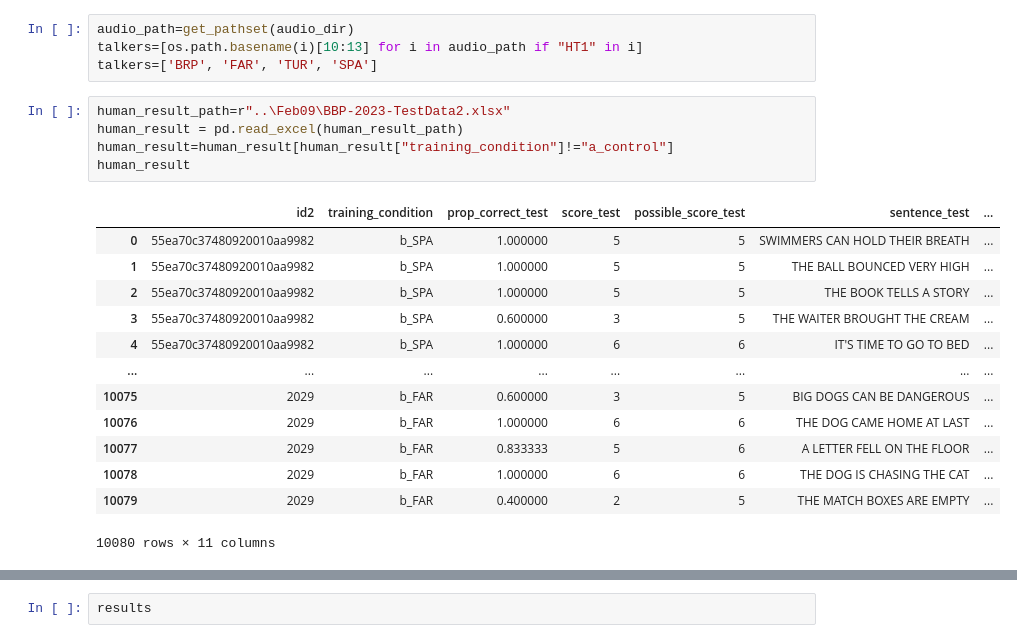
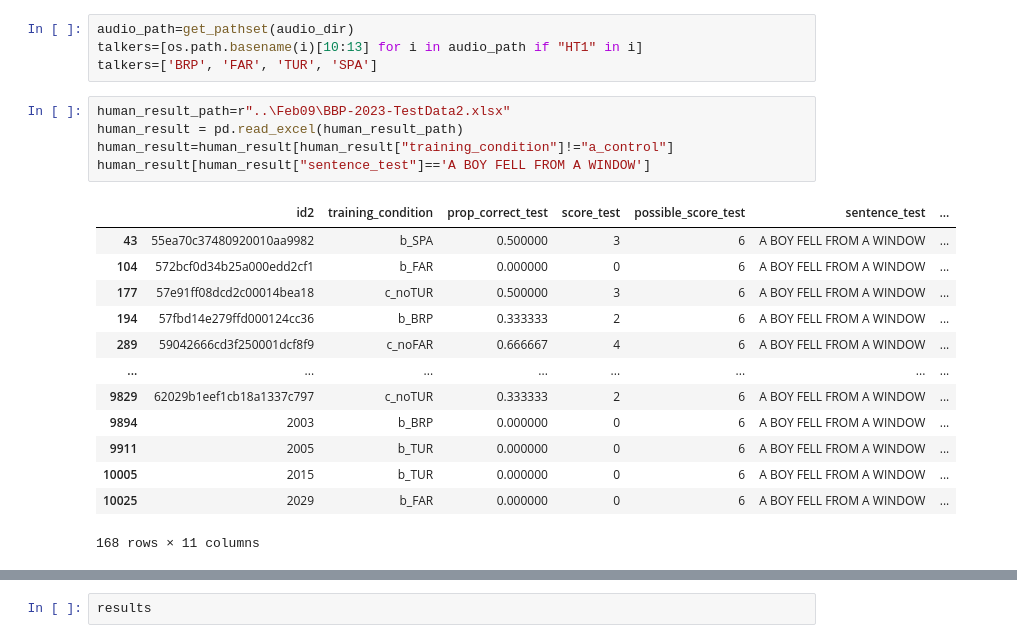
Before and after one commit to JesseRinzel123/SSL-ASR-Cross-Talker-Generalization, a Jupyter notebook: Tutorial/glmm_plot_Bradlow23.ipynb, the cells around one changed output, grey strips where cells are left out. Saved outputs shown, nothing was run; the diff lists cells and outputs as text.

```diff
--- a/Tutorial/glmm_plot_Bradlow23.ipynb
+++ b/Tutorial/glmm_plot_Bradlow23.ipynb
@@ -327,22 +343,22 @@ talkers=['BRP', 'FAR', 'TUR', 'SPA']
 # %%
 human_result_path=r"..\Feb09\BBP-2023-TestData2.xlsx"
 human_result = pd.read_excel(human_result_path)
 human_result=human_result[human_result["training_condition"]!="a_control"]
-human_result
+human_result[human_result["sentence_test"]=='A BOY FELL FROM A WINDOW']
 # %% [output]
 |  | id2 | training_condition | prop_correct_test | score_test | possible_score_test | sentence_test | ... |
-| 0 | 55ea70c37480920010aa9982 | b_SPA | 1.000000 | 5 | 5 | SWIMMERS CAN HOLD THEIR BREATH | ... |
-| 1 | 55ea70c37480920010aa9982 | b_SPA | 1.000000 | 5 | 5 | THE BALL BOUNCED VERY HIGH | ... |
-| 2 | 55ea70c37480920010aa9982 | b_SPA | 1.000000 | 5 | 5 | THE BOOK TELLS A STORY | ... |
-| 3 | 55ea70c37480920010aa9982 | b_SPA | 0.600000 | 3 | 5 | THE WAITER BROUGHT THE CREAM | ... |
-| 4 | 55ea70c37480920010aa9982 | b_SPA | 1.000000 | 6 | 6 | IT'S TIME TO GO TO BED | ... |
+| 43 | 55ea70c37480920010aa9982 | b_SPA | 0.500000 | 3 | 6 | A BOY FELL FROM A WINDOW | ... |
+| 104 | 572bcf0d34b25a000edd2cf1 | b_FAR | 0.000000 | 0 | 6 | A BOY FELL FROM A WINDOW | ... |
+| 177 | 57e91ff08dcd2c00014bea18 | c_noTUR | 0.500000 | 3 | 6 | A BOY FELL FROM A WINDOW | ... |
+| 194 | 57fbd14e279ffd000124cc36 | b_BRP | 0.333333 | 2 | 6 | A BOY FELL FROM A WINDOW | ... |
+| 289 | 59042666cd3f250001dcf8f9 | c_noFAR | 0.666667 | 4 | 6 | A BOY FELL FROM A WINDOW | ... |
 | ... | ... | ... | ... | ... | ... | ... | ... |
-| 10075 | 2029 | b_FAR | 0.600000 | 3 | 5 | BIG DOGS CAN BE DANGEROUS | ... |
-| 10076 | 2029 | b_FAR | 1.000000 | 6 | 6 | THE DOG CAME HOME AT LAST | ... |
-| 10077 | 2029 | b_FAR | 0.833333 | 5 | 6 | A LETTER FELL ON THE FLOOR | ... |
-| 10078 | 2029 | b_FAR | 1.000000 | 6 | 6 | THE DOG IS CHASING THE CAT | ... |
-| 10079 | 2029 | b_FAR | 0.400000 | 2 | 5 | THE MATCH BOXES ARE EMPTY | ... |
+| 9829 | 62029b1eef1cb18a1337c797 | c_noTUR | 0.333333 | 2 | 6 | A BOY FELL FROM A WINDOW | ... |
+| 9894 | 2003 | b_BRP | 0.000000 | 0 | 6 | A BOY FELL FROM A WINDOW | ... |
+| 9911 | 2005 | b_TUR | 0.000000 | 0 | 6 | A BOY FELL FROM A WINDOW | ... |
+| 10005 | 2015 | b_TUR | 0.000000 | 0 | 6 | A BOY FELL FROM A WINDOW | ... |
+| 10025 | 2029 | b_FAR | 0.000000 | 0 | 6 | A BOY FELL FROM A WINDOW | ... |
-10080 rows × 11 columns
+168 rows × 11 columns
 # %%
 def objective_function(params, sentence_matrix1, human_result, tg_sentence_list, talkers):
     tau, k = params
```
Also changed, not shown: parts of 11 cells of this notebook, 1 other file.
